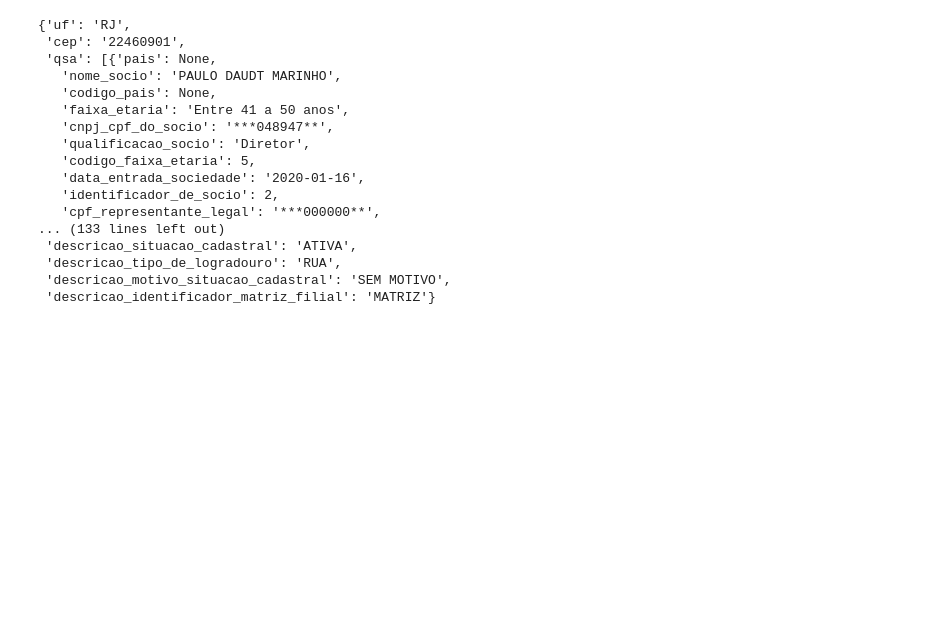
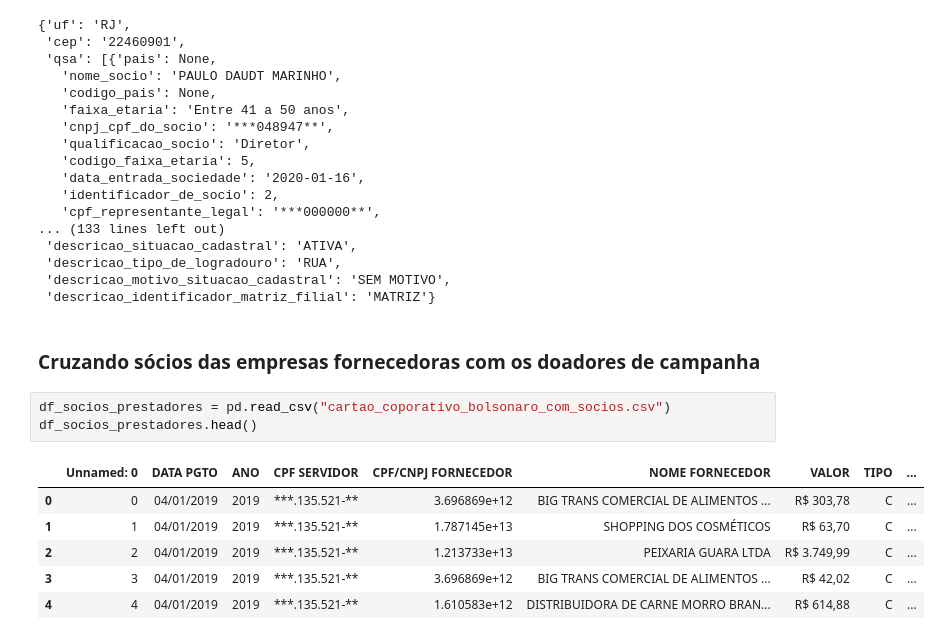
Before and after one commit to lucasthaynan/cartao_corporativo, a Jupyter notebook: cartao_corporativo_jair_bolsonaro_cruzametnos.ipynb, the cells around one changed output. Drawn from its saved outputs; the diff is of its cells as text; blank space fills up the shorter version.

```diff
--- a/cartao_corporativo_jair_bolsonaro_cruzametnos.ipynb
+++ b/cartao_corporativo_jair_bolsonaro_cruzametnos.ipynb
@@ -279,3 +288,15 @@ response.json()
  'descricao_tipo_de_logradouro': 'RUA',
  'descricao_motivo_situacao_cadastral': 'SEM MOTIVO',
  'descricao_identificador_matriz_filial': 'MATRIZ'}
+# %% [markdown]
+### Cruzando sócios das empresas fornecedoras com os doadores de campanha
+# %%
+df_socios_prestadores = pd.read_csv("cartao_coporativo_bolsonaro_com_socios.csv")
+df_socios_prestadores.head()
+# %% [output]
+|  | Unnamed: 0 | DATA PGTO | ANO | CPF SERVIDOR | CPF/CNPJ FORNECEDOR | NOME FORNECEDOR | VALOR | TIPO | ... |
+| 0 | 0 | 04/01/2019 | 2019 | ***.135.521-** | 3.696869e+12 | BIG TRANS COMERCIAL DE ALIMENTOS ... | R$ 303,78 | C | ... |
+| 1 | 1 | 04/01/2019 | 2019 | ***.135.521-** | 1.787145e+13 | SHOPPING DOS COSMÉTICOS | R$ 63,70 | C | ... |
+| 2 | 2 | 04/01/2019 | 2019 | ***.135.521-** | 1.213733e+13 | PEIXARIA GUARA LTDA | R$ 3.749,99 | C | ... |
+| 3 | 3 | 04/01/2019 | 2019 | ***.135.521-** | 3.696869e+12 | BIG TRANS COMERCIAL DE ALIMENTOS ... | R$ 42,02 | C | ... |
+| 4 | 4 | 04/01/2019 | 2019 | ***.135.521-** | 1.610583e+12 | DISTRIBUIDORA DE CARNE MORRO BRAN... | R$ 614,88 | C | ... |
```
Also changed, not shown: parts of 11 cells of this notebook, 1 other file.
